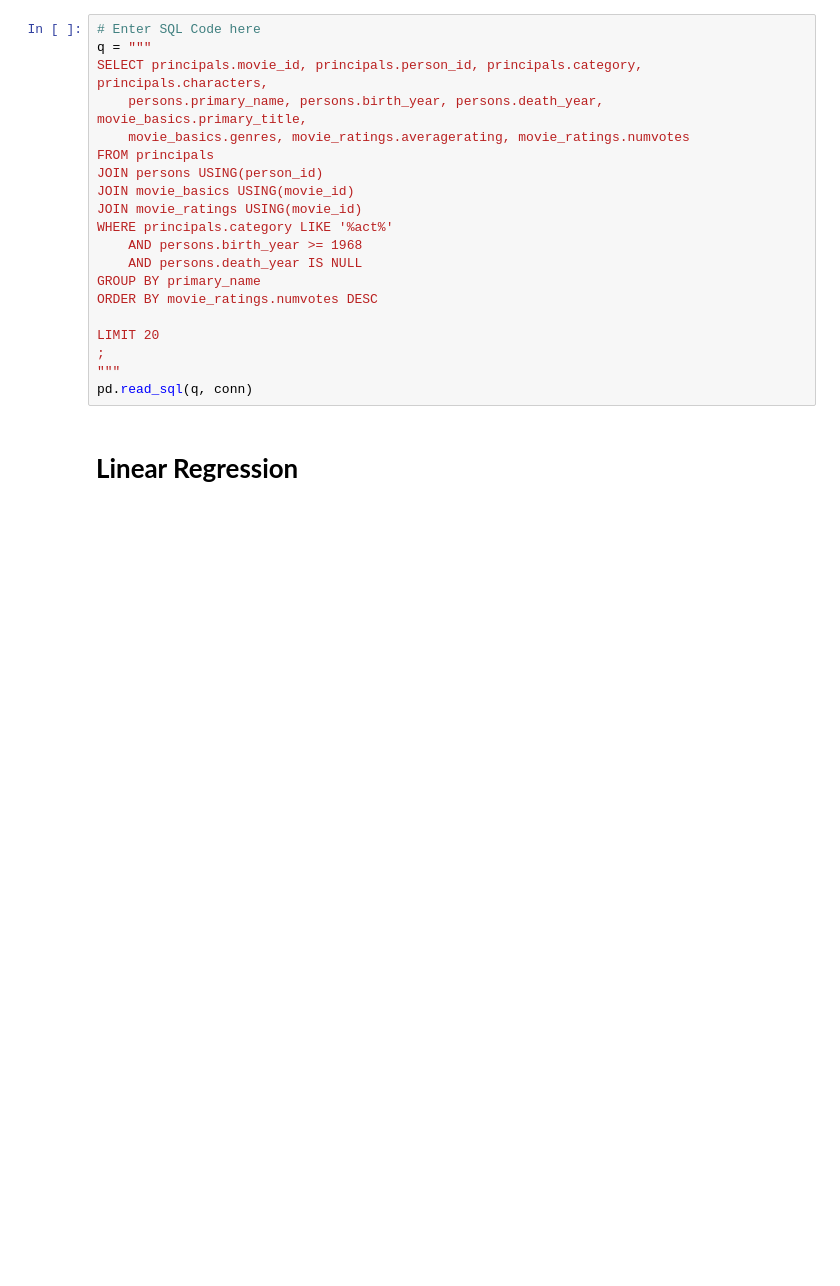
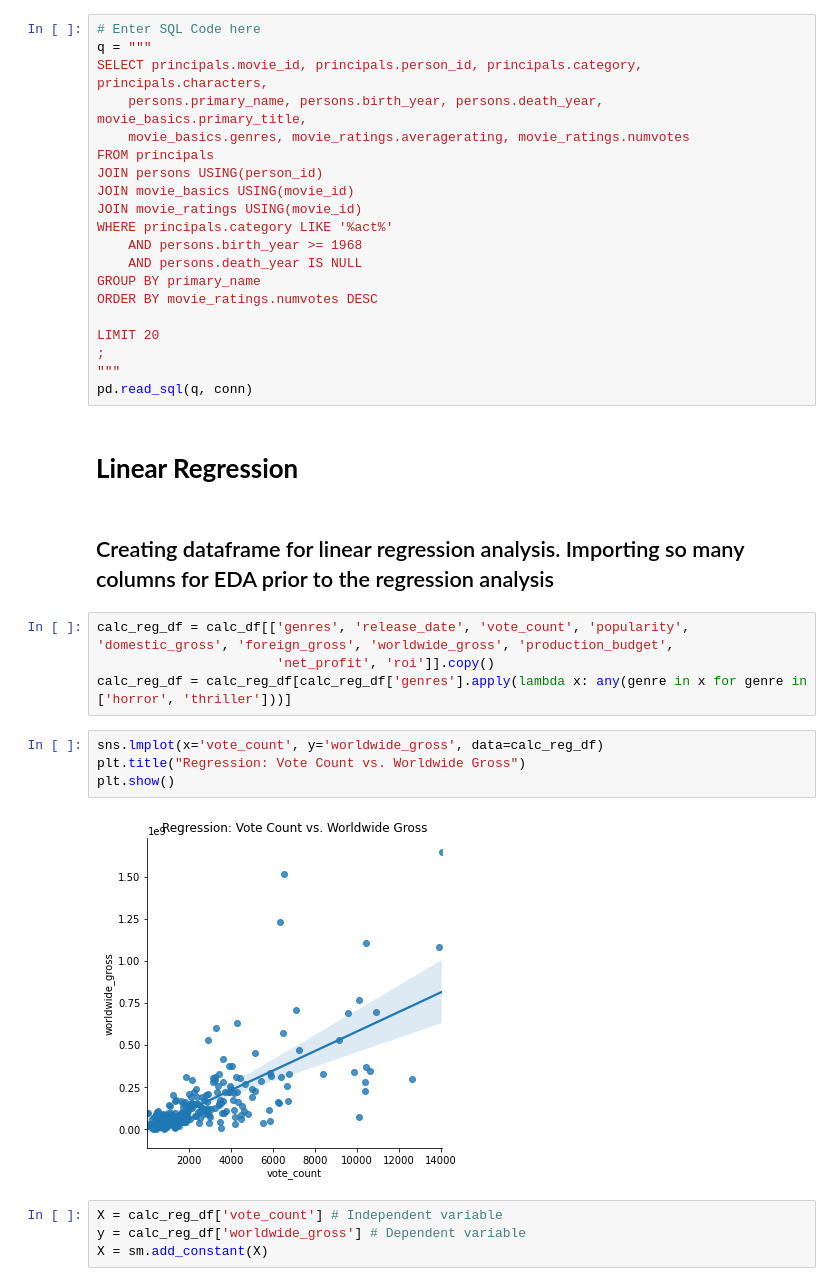
Before and after one commit to learn-co-curriculum/dsc-phase-2-project-v3, a Jupyter notebook: main_workbook.ipynb, the cells around one changed output. Cells and saved outputs as stored; diff of their text form; blank space fills up the shorter version.

Commit message:
added final linear regression

```diff
--- a/main_workbook.ipynb
+++ b/main_workbook.ipynb
@@ -577,3 +567,19 @@ LIMIT 20
 pd.read_sql(q, conn)
 # %% [markdown]
 # **Linear Regression**
+# %% [markdown]
+## Creating dataframe for linear regression analysis. Importing so many columns for EDA prior to the regression analysis
+# %%
+calc_reg_df = calc_df[['genres', 'release_date', 'vote_count', 'popularity', 'domestic_gross', 'foreign_gross', 'worldwide_gross', 'production_budget',
+                       'net_profit', 'roi']].copy()
+calc_reg_df = calc_reg_df[calc_reg_df['genres'].apply(lambda x: any(genre in x for genre in ['horror', 'thriller']))]
+# %%
+sns.lmplot(x='vote_count', y='worldwide_gross', data=calc_reg_df)
+plt.title("Regression: Vote Count vs. Worldwide Gross")
+plt.show()
+# %% [output]
+[figure, added]
+# %%
+X = calc_reg_df['vote_count'] # Independent variable
+y = calc_reg_df['worldwide_gross'] # Dependent variable
+X = sm.add_constant(X)
```
Also changed, not shown: parts of 4 cells of this notebook.
